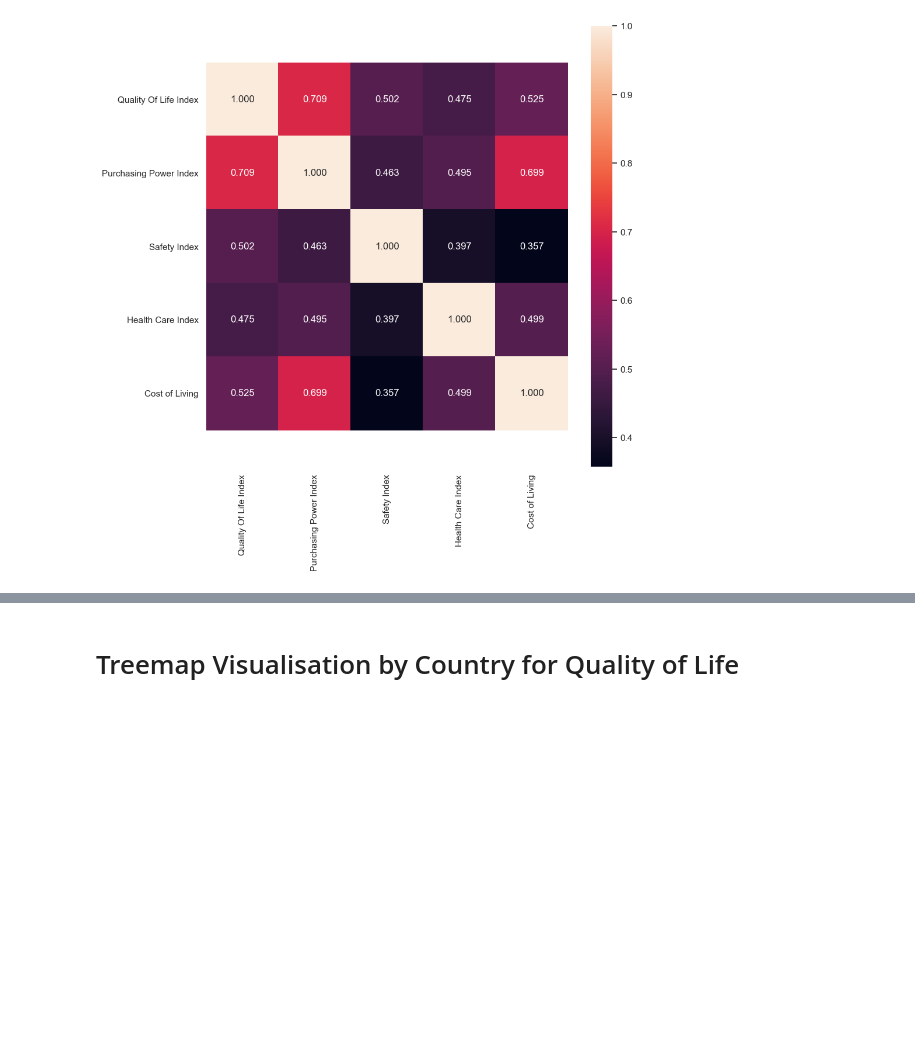
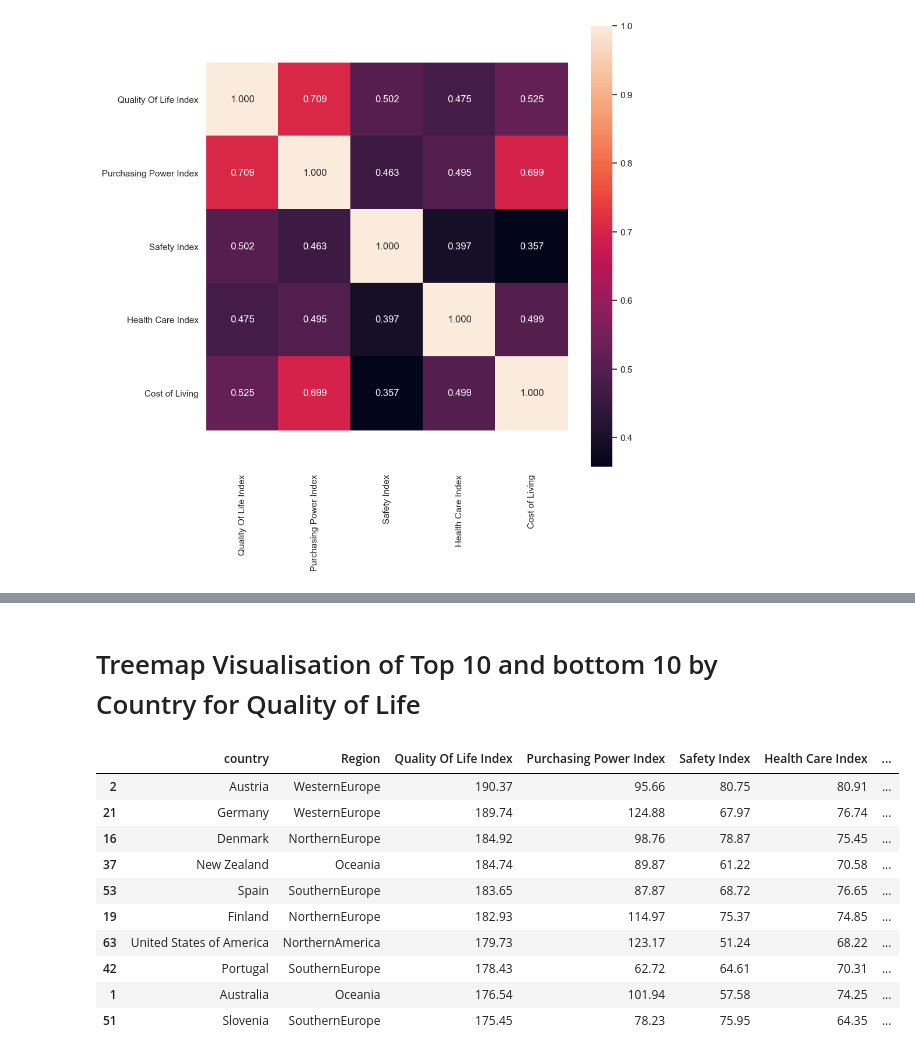
Before and after one commit to NigelGondo/Portfolio_Projects, a Jupyter notebook: Multiple Linear Regression (Quality of Life Index vs Other Socio-Economic Indices).ipynb, the cells around one changed output, grey strips where cells are left out. Drawn from its saved outputs; the diff is of its cells as text; code cells hidden in the pictures; blank space fills up the shorter version.

```diff
--- a/Multiple Linear Regression (Quality of Life Index vs Other Socio-Economic Indices).ipynb
+++ b/Multiple Linear Regression (Quality of Life Index vs Other Socio-Economic Indices).ipynb
@@ -293,3 +276,20 @@ df_data_cleaned_sorted_by_qol
 # %% [markdown]
-# Treemap Visualisation by Country for Quality of Life
+# Treemap Visualisation of Top 10 and bottom 10 by Country for Quality of Life
+# %%
+#Sorting data by Quality of life in desc for the top 10
+df_data_cleaned_sorted_by_qol_top10 = df_data_cleaned.sort_values('Quality Of Life Index', ascending = False)
+df_data_cleaned_sorted_by_qol_top10 = df_data_cleaned_sorted_by_qol_top10.iloc[:10]
+df_data_cleaned_sorted_by_qol_top10
+# %% [output]
+|  | country | Region | Quality Of Life Index | Purchasing Power Index | Safety Index | Health Care Index | ... |
+| 2 | Austria | WesternEurope | 190.37 | 95.66 | 80.75 | 80.91 | ... |
+| 21 | Germany | WesternEurope | 189.74 | 124.88 | 67.97 | 76.74 | ... |
+| 16 | Denmark | NorthernEurope | 184.92 | 98.76 | 78.87 | 75.45 | ... |
+| 37 | New Zealand | Oceania | 184.74 | 89.87 | 61.22 | 70.58 | ... |
+| 53 | Spain | SouthernEurope | 183.65 | 87.87 | 68.72 | 76.65 | ... |
+| 19 | Finland | NorthernEurope | 182.93 | 114.97 | 75.37 | 74.85 | ... |
+| 63 | United States of America | NorthernAmerica | 179.73 | 123.17 | 51.24 | 68.22 | ... |
+| 42 | Portugal | SouthernEurope | 178.43 | 62.72 | 64.61 | 70.31 | ... |
+| 1 | Australia | Oceania | 176.54 | 101.94 | 57.58 | 74.25 | ... |
+| 51 | Slovenia | SouthernEurope | 175.45 | 78.23 | 75.95 | 64.35 | ... |
 # %%
```
Also changed, not shown: parts of 12 cells of this notebook, 1 other file.
